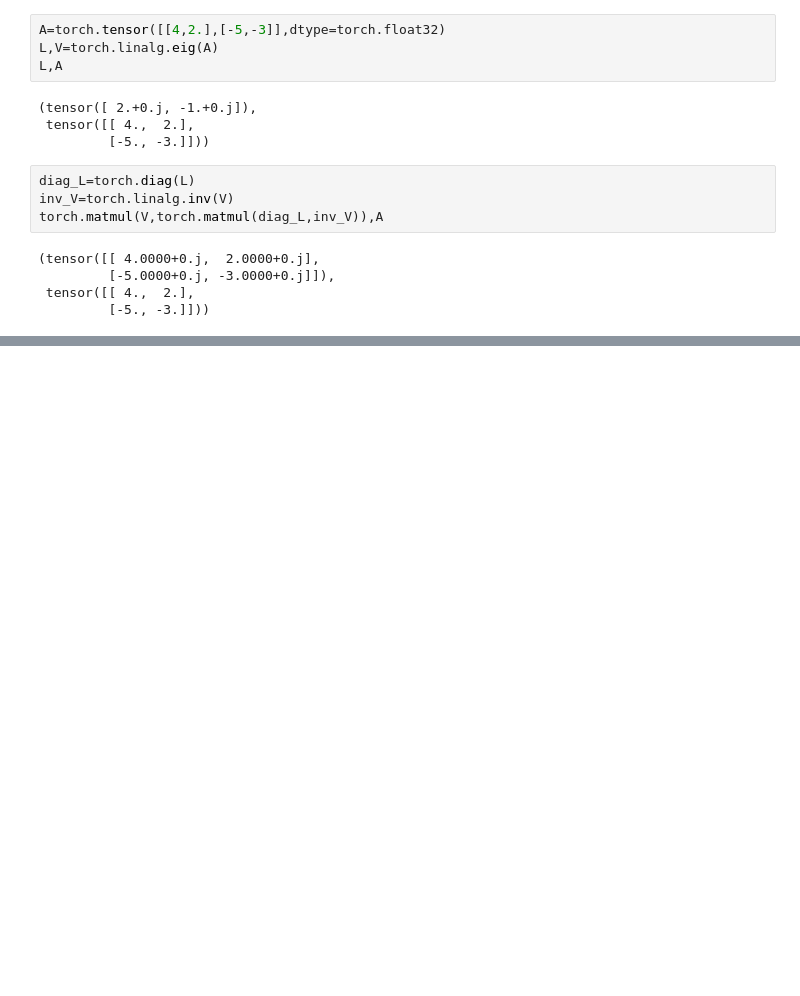
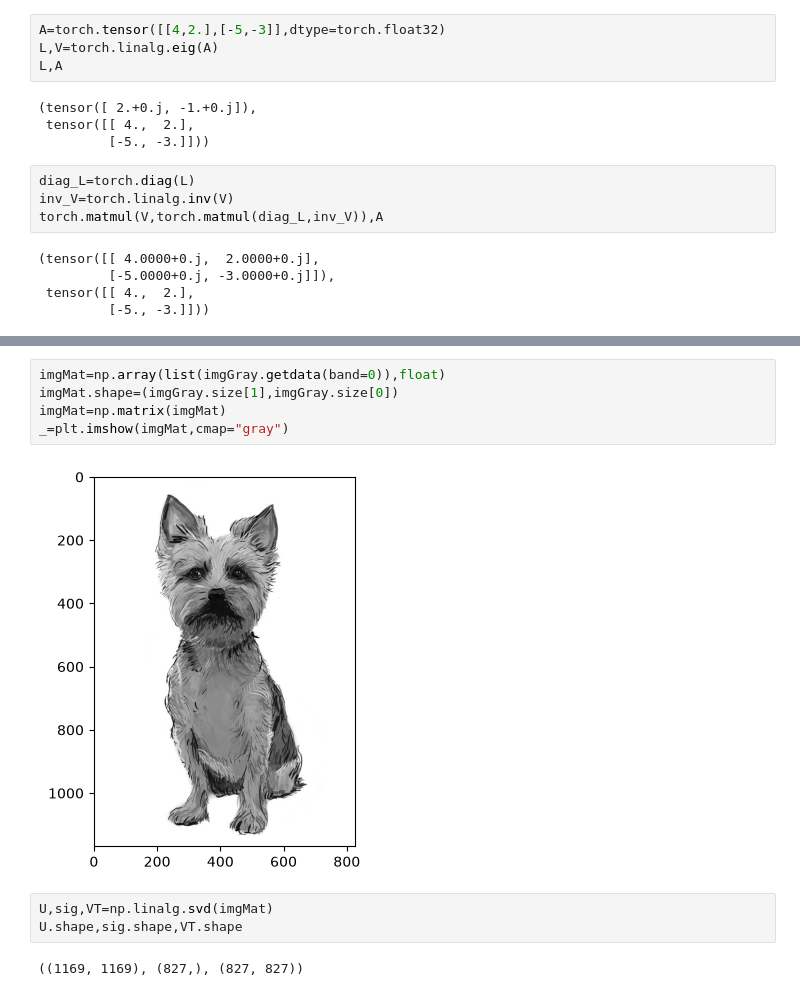
Before and after one commit to dhanushnatra/ML-Learning, a Jupyter notebook: tensor-practice.ipynb, the cells around one changed output, grey strips where cells are left out. Drawn from its saved outputs; the diff is of its cells as text; blank space fills up the shorter version.

```diff
--- a/tensor-practice.ipynb
+++ b/tensor-practice.ipynb
@@ -254,0 +301,12 @@ torch.matmul(V,torch.matmul(diag_L,inv_V)),A
+# %%
+imgMat=np.array(list(imgGray.getdata(band=0)),float)
+imgMat.shape=(imgGray.size[1],imgGray.size[0])
+imgMat=np.matrix(imgMat)
+_=plt.imshow(imgMat,cmap="gray")
+# %% [output]
+[figure, added]
+# %%
+U,sig,VT=np.linalg.svd(imgMat)
+U.shape,sig.shape,VT.shape
+# %% [output]
+((1169, 1169), (827,), (827, 827))
```
Also changed, not shown: parts of 8 cells of this notebook, 2 other files.
